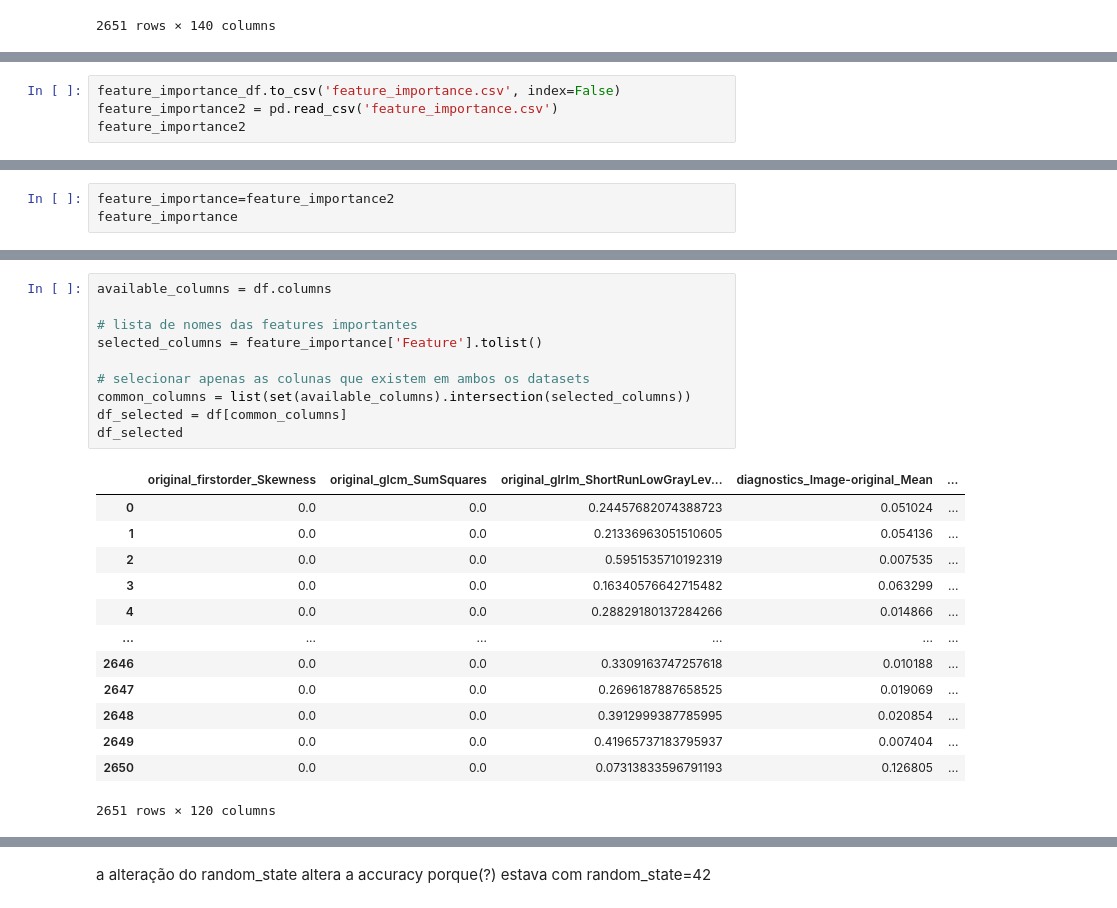
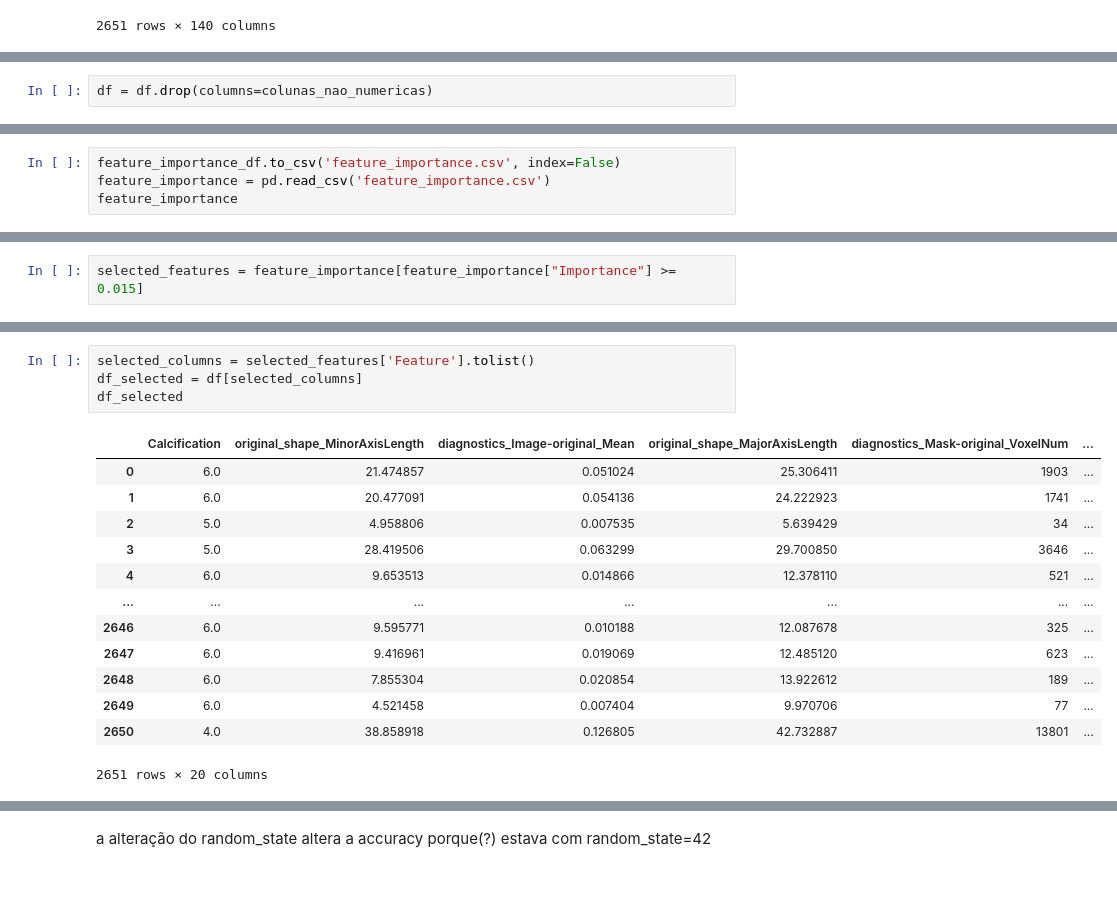
Before and after one commit to iara113/AlphaZeroAttax-LabIA, a Jupyter notebook: LungCancer_ComModelosTestagem.ipynb, the cells around one changed output, grey strips where cells are left out. Saved outputs shown, nothing was run; the diff lists cells and outputs as text.

```diff
--- a/LungCancer_ComModelosTestagem.ipynb
+++ b/LungCancer_ComModelosTestagem.ipynb
@@ -353,0 +533,2 @@ df
+# %%
+df = df.drop(columns=colunas_nao_numericas)
@@ -417,7 +773,7 @@ print(feature_importance_df)
 [120 rows x 2 columns]
 # %%
 feature_importance_df.to_csv('feature_importance.csv', index=False)
-feature_importance2 = pd.read_csv('feature_importance.csv')
-feature_importance2
+feature_importance = pd.read_csv('feature_importance.csv')
+feature_importance
 # %% [output]
 |  | Feature | Importance |
@@ -435,4 +791 @@ feature_importance2
 120 rows × 2 columns
-# %%
-feature_importance=feature_importance2
-feature_importance
@@ -452,0 +800,2 @@ feature_importance
+# %%
+selected_features = feature_importance[feature_importance["Importance"] >= 0.015]
@@ -453,24 +822,18 @@ feature_importance
 # %%
-available_columns = df.columns
-
-# lista de nomes das features importantes
-selected_columns = feature_importance['Feature'].tolist()
-
-# selecionar apenas as colunas que existem em ambos os datasets
-common_columns = list(set(available_columns).intersection(selected_columns))
-df_selected = df[common_columns]
+selected_columns = selected_features['Feature'].tolist()
+df_selected = df[selected_columns]
 df_selected
 # %% [output]
-|  | original_firstorder_Skewness | original_glcm_SumSquares | original_glrlm_ShortRunLowGrayLev... | diagnostics_Image-original_Mean | ... |
-| 0 | 0.0 | 0.0 | 0.24457682074388723 | 0.051024 | ... |
-| 1 | 0.0 | 0.0 | 0.21336963051510605 | 0.054136 | ... |
-| 2 | 0.0 | 0.0 | 0.5951535710192319 | 0.007535 | ... |
-| 3 | 0.0 | 0.0 | 0.16340576642715482 | 0.063299 | ... |
-| 4 | 0.0 | 0.0 | 0.28829180137284266 | 0.014866 | ... |
-| ... | ... | ... | ... | ... | ... |
-| 2646 | 0.0 | 0.0 | 0.3309163747257618 | 0.010188 | ... |
-| 2647 | 0.0 | 0.0 | 0.2696187887658525 | 0.019069 | ... |
-| 2648 | 0.0 | 0.0 | 0.3912999387785995 | 0.020854 | ... |
-| 2649 | 0.0 | 0.0 | 0.41965737183795937 | 0.007404 | ... |
-| 2650 | 0.0 | 0.0 | 0.07313833596791193 | 0.126805 | ... |
+|  | Calcification | original_shape_MinorAxisLength | diagnostics_Image-original_Mean | original_shape_MajorAxisLength | diagnostics_Mask-original_VoxelNum | ... |
+| 0 | 6.0 | 21.474857 | 0.051024 | 25.306411 | 1903 | ... |
+| 1 | 6.0 | 20.477091 | 0.054136 | 24.222923 | 1741 | ... |
+| 2 | 5.0 | 4.958806 | 0.007535 | 5.639429 | 34 | ... |
+| 3 | 5.0 | 28.419506 | 0.063299 | 29.700850 | 3646 | ... |
+| 4 | 6.0 | 9.653513 | 0.014866 | 12.378110 | 521 | ... |
+| ... | ... | ... | ... | ... | ... | ... |
+| 2646 | 6.0 | 9.595771 | 0.010188 | 12.087678 | 325 | ... |
+| 2647 | 6.0 | 9.416961 | 0.019069 | 12.485120 | 623 | ... |
+| 2648 | 6.0 | 7.855304 | 0.020854 | 13.922612 | 189 | ... |
+| 2649 | 6.0 | 4.521458 | 0.007404 | 9.970706 | 77 | ... |
+| 2650 | 4.0 | 38.858918 | 0.126805 | 42.732887 | 13801 | ... |
-2651 rows × 120 columns
+2651 rows × 20 columns
```
Also changed, not shown: parts of 84 cells of this notebook.
